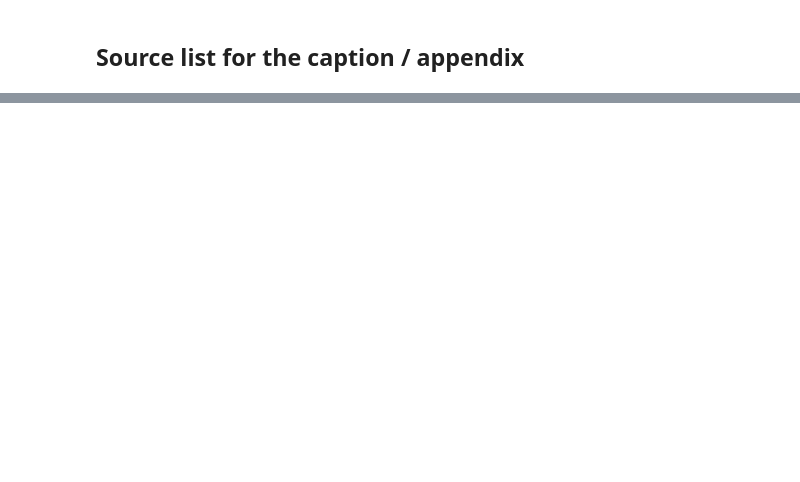
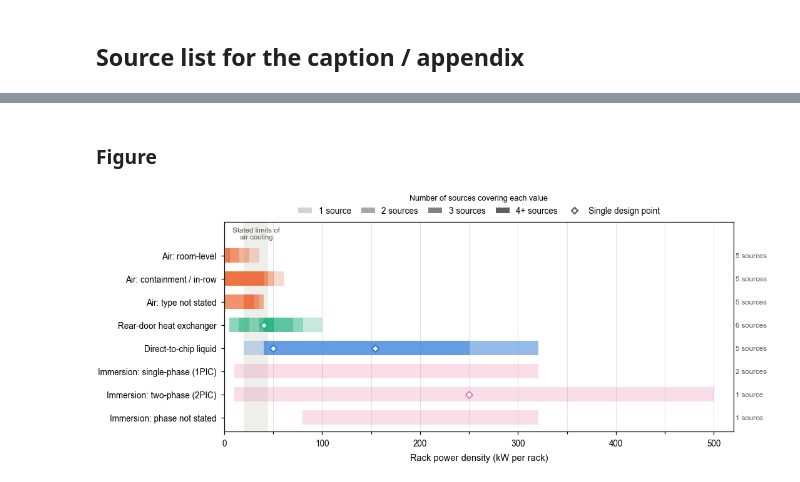
Before and after one commit to vaaniarora/Water_Sustainability, a Jupyter notebook: Cooling_Wall/scripts/fig3_cooling_regimes.ipynb, the cells around one changed output, grey strips where cells are left out. Drawn from its saved outputs; the diff is of its cells as text; code cells hidden in the pictures; blank space fills up the shorter version.

Commit message:
Save changes before repo split

```diff
--- a/Cooling_Wall/scripts/fig3_cooling_regimes.ipynb
+++ b/Cooling_Wall/scripts/fig3_cooling_regimes.ipynb
@@ -149,0 +264,53 @@ reg[['label', 'source', 'source_type', 'year', 'source_url']].drop_duplicates('s
+# %% [markdown]
+### Figure
+# %%
+GRID_X = np.arange(0, 520.5, 0.5)
+ALPHA = {1: 0.25, 2: 0.5, 3: 0.72}   # 4+ sources -> 0.92
+BAND_H = 0.62
+
+fig, ax = plt.subplots(figsize=(ps.TEXT_W, 2.9))
+ax.axvspan(*AIR_LIMIT, color=ps.GRID, alpha=0.6, lw=0, zorder=0)
+ax.text(sum(AIR_LIMIT) / 2, -0.95, 'Stated limits of\nair cooling', ha='center', va='center', fontsize=5.5, color=ps.TEXT_2)
+
+for yi, band in enumerate(BAND_ORDER):
+    rows = bands[bands['band'] == band]
+    color = C_FAM[rows['family'].iloc[0]]
+    count = np.zeros_like(GRID_X)
+    for iv in rows['interval'].dropna():
+        count += (GRID_X >= iv[0]) & (GRID_X <= iv[1])
+    # draw runs of constant source count as rectangles
+    edges = np.flatnonzero(np.diff(count)) + 1
+    for seg in np.split(np.arange(len(GRID_X)), edges):
+        n = int(count[seg[0]])
+        if n:
+            ax.broken_barh([(GRID_X[seg[0]], GRID_X[seg[-1]] - GRID_X[seg[0]] + 0.5)], (yi - BAND_H / 2, BAND_H),
+                           facecolor=color, alpha=ALPHA.get(n, 0.92), edgecolor='none', zorder=2)
+    for typ in rows['kW_typical'].dropna():   # single design points
+        ax.scatter(typ, yi, marker='D', s=14, color='white', edgecolor=color, linewidth=1, zorder=4)
+    n_src = rows['source'].nunique()
+    ax.text(522, yi, f'{n_src} source{"s" if n_src > 1 else ""}', va='center', ha='left', fontsize=5.5, color=ps.TEXT_2)
+
+ax.set_xlim(0, 520)
+ax.xaxis.set_major_locator(MultipleLocator(100))
+ax.xaxis.set_minor_locator(MultipleLocator(50))
+ax.xaxis.set_major_formatter(FuncFormatter(lambda v, _: f'{v:,.0f}'))
+ax.set_xlabel('Rack power density (kW per rack)')
+ax.set_ylim(len(BAND_ORDER) - 0.4, -1.45)
+ax.set_yticks(range(len(BAND_ORDER)))
+ax.set_yticklabels(BAND_ORDER, fontsize=6.5)
+ax.grid(axis='y', visible=False)
+ax.grid(axis='x', which='both', color=ps.GRID, lw=0.5)
+
+shade = [Patch(facecolor=ps.TEXT_2, alpha=a, edgecolor='none', label=l)
+         for l, a in [('1 source', 0.25), ('2 sources', 0.5), ('3 sources', 0.72), ('4+ sources', 0.92)]]
+shade.append(Line2D([], [], ls='', marker='D', ms=3.5, mfc='white', mec=ps.TEXT_2, mew=1, label='Single design point'))
+ax.legend(handles=shade, loc='lower center', bbox_to_anchor=(0.5, 1.0), ncol=5, frameon=False,
+          handlelength=1.6, columnspacing=1.2, borderaxespad=0.4, title='Number of sources covering each value',
+          title_fontsize=6)
+
+fig.savefig(OUT / 'fig3_cooling_bands.pdf')
+fig.savefig(OUT / 'fig3_cooling_bands.png', dpi=600)
+fig.savefig(OUT / 'fig3_cooling_bands.svg')
+plt.show()
+# %% [output]
+[figure, added]
```
Also changed, not shown: parts of 7 cells of this notebook, 38 other files.
